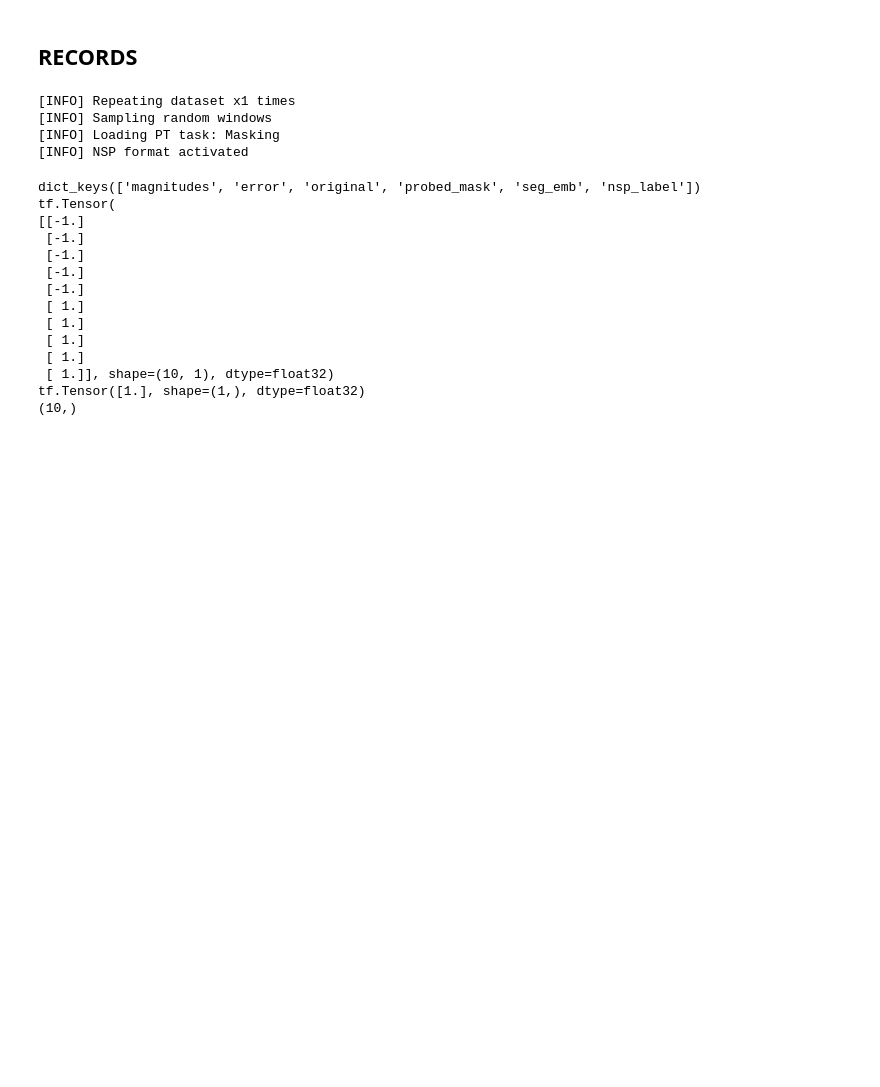
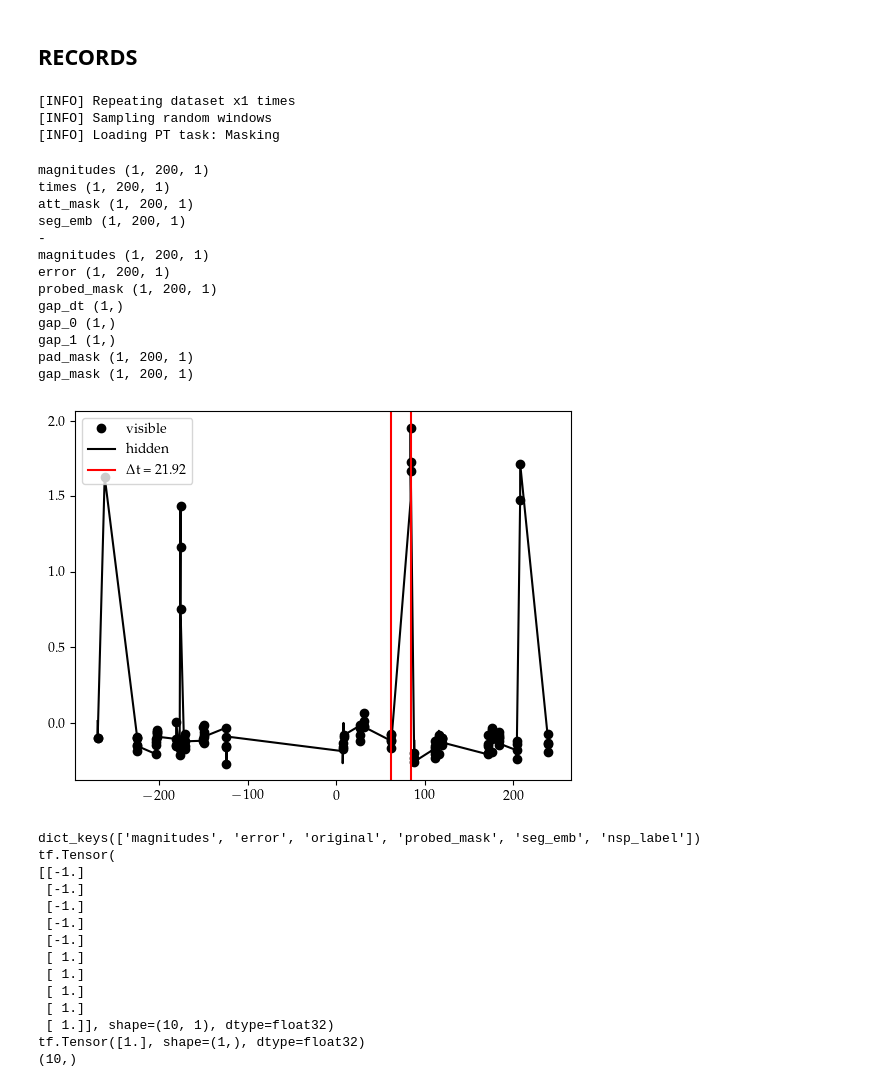
Before and after one commit to cridonoso/astromer, a Jupyter notebook: presentation/notebooks/explore_ligthcurves.ipynb, the cells around one changed output. Saved outputs shown, nothing was run; the diff lists cells and outputs as text; code cells hidden in the pictures; blank space fills up the shorter version.

```diff
--- a/presentation/notebooks/explore_ligthcurves.ipynb
+++ b/presentation/notebooks/explore_ligthcurves.ipynb
@@ -32,20 +30,59 @@ To enable them in other operations, rebuild TensorFlow with the appropriate comp
 ## RECORDS
 # %%
 loader = get_loader(dataset=os.path.join('./data/records/atlas/fold_0/atlas_20/', 'val'),
-                         batch_size=10,
+                         batch_size=1,
                          probed_frac=.2,
-                         random_frac=.1,
-                         window_size=10,
+                         random_frac=.0,
+                         window_size=200,
                          nsp_prob=.0,
+                         max_gap=0.2,
                          repeat=1,
                          shuffle=False,
                          sampling=True,
-                         aversion='2')
+                         aversion='gap')
 # %% [output]
 [INFO] Repeating dataset x1 times
 [INFO] Sampling random windows
 [INFO] Loading PT task: Masking
-[INFO] NSP format activated
+# %%
+from src.data.gap import set_gap_prediction
+for x, y in loader.take(1):
+
+    for key in x.keys():
+        print(key, x[key].shape)
+    print('-')
+    for key in y.keys():
+        print(key, y[key].shape)
+
+    x_time = tf.boolean_mask(x['times'][0], 1.-x['att_mask'][0])
+    x_magn = tf.boolean_mask(x['magnitudes'][0], 1.-x['att_mask'][0])
+
+    plt.plot(x_time, x_magn, color='k', marker='o', linestyle='', label='visible')
+
+    xo_time = tf.boolean_mask(x['times'][0], y['pad_mask'][0])
+    xo_magn = tf.boolean_mask(x['magnitudes'][0], y['pad_mask'][0])
+
+    plt.plot(xo_time, xo_magn, color='k',linestyle='-', label='hidden')
+
+    plt.axvline(x=y['gap_0'][0], color='r')
+    plt.axvline(x=y['gap_1'][0], color='r', label=r'$\Delta$t = {:.2f}'.format(y['gap_dt'][0]))
+
+    plt.legend(loc='upper left')
+# %% [output]
+magnitudes (1, 200, 1)
+times (1, 200, 1)
+att_mask (1, 200, 1)
+seg_emb (1, 200, 1)
+-
+magnitudes (1, 200, 1)
+error (1, 200, 1)
+probed_mask (1, 200, 1)
+gap_dt (1,)
+gap_0 (1,)
+gap_1 (1,)
+pad_mask (1, 200, 1)
+gap_mask (1, 200, 1)
+[figure, added]
 # %%
 # for x in loader.take(1):
 #     out = randomize_v2(x, nsp_prob=1.)
```
Also changed, not shown: parts of 2 cells of this notebook, 14 other files.
